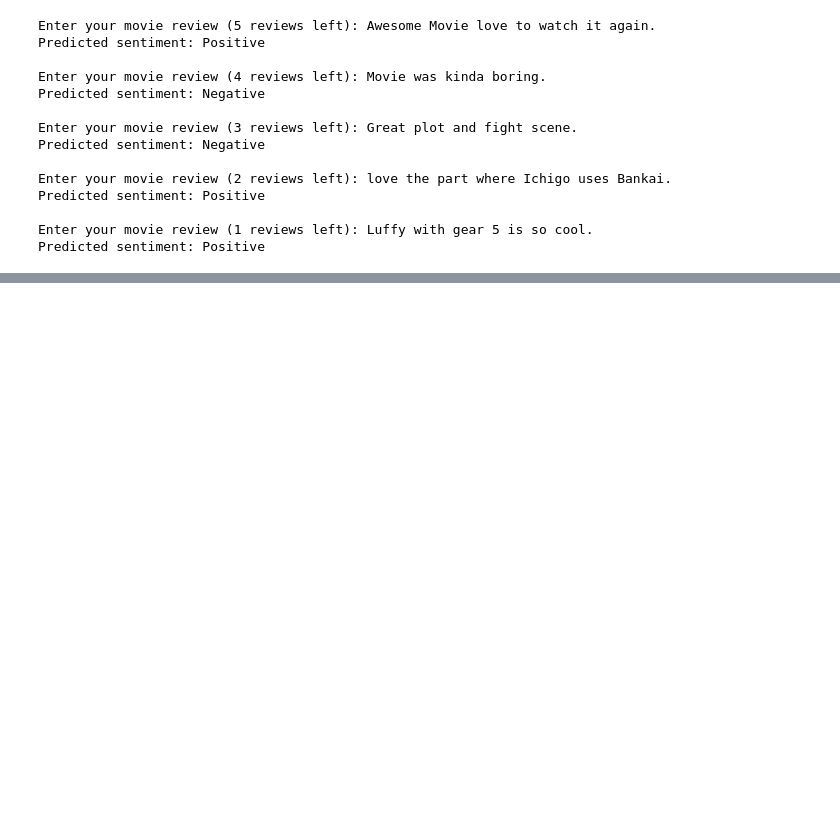
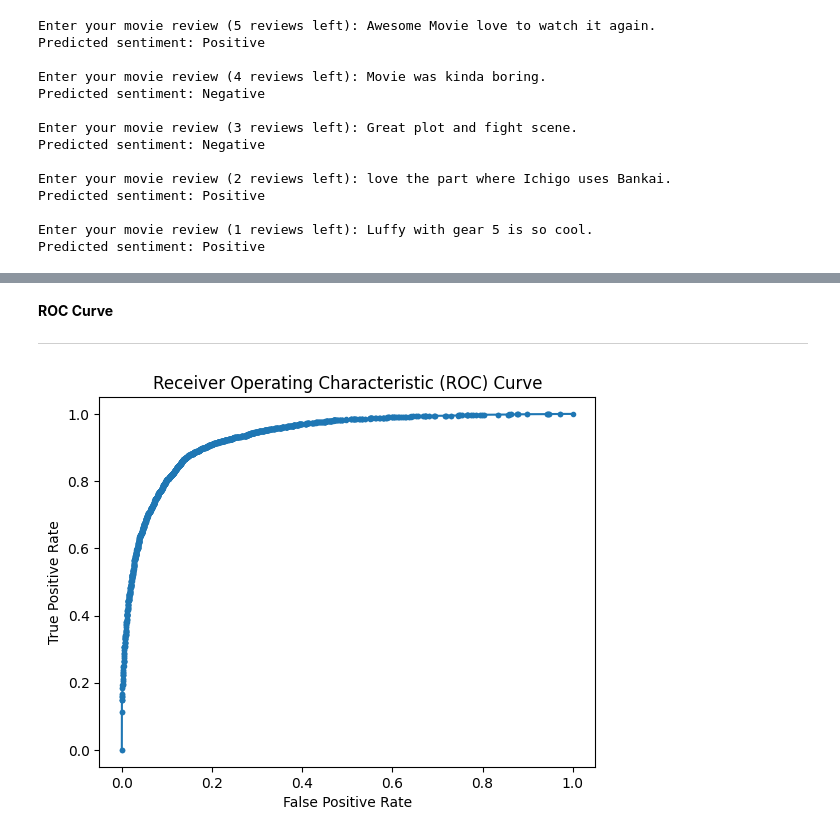
Before and after one commit to NavneetRajSingh/iNeubytes-Tasks, a Jupyter notebook: Major_Project_iNeubytes.ipynb, the cells around one changed output, grey strips where cells are left out. Drawn from its saved outputs; the diff is of its cells as text; code cells hidden in the pictures; blank space fills up the shorter version.

```diff
--- a/Major_Project_iNeubytes.ipynb
+++ b/Major_Project_iNeubytes.ipynb
@@ -420,0 +432,16 @@ Predicted sentiment: Positive
+# %% [markdown]
+**ROC Curve**
+
+---
+# %%
+from sklearn.metrics import roc_curve, roc_auc_score
+
+y_prob = naive_bayes_tf.predict_proba(X_test_tf)[:, 1]
+fpr, tpr, thresholds = roc_curve(y_test, y_prob)
+plt.plot(fpr, tpr, marker='.')
+plt.xlabel('False Positive Rate')
+plt.ylabel('True Positive Rate')
+plt.title('Receiver Operating Characteristic (ROC) Curve')
+plt.show()
+# %% [output]
+[figure, added]
```
Also changed, not shown: parts of 2 cells of this notebook.
